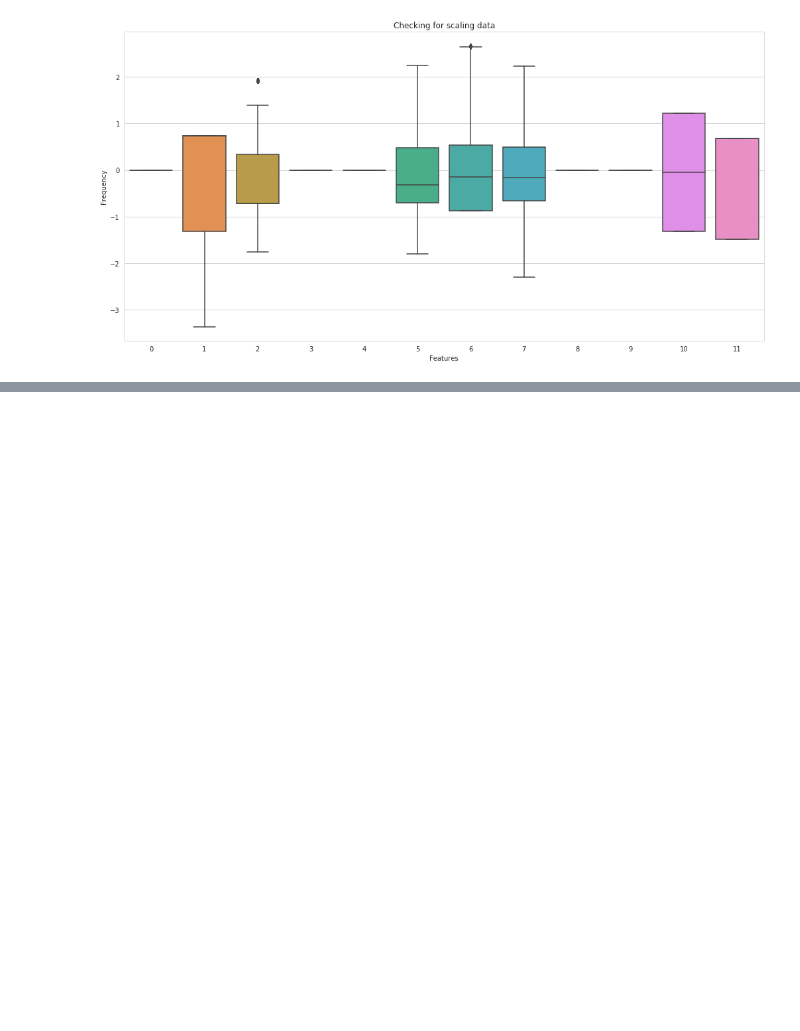
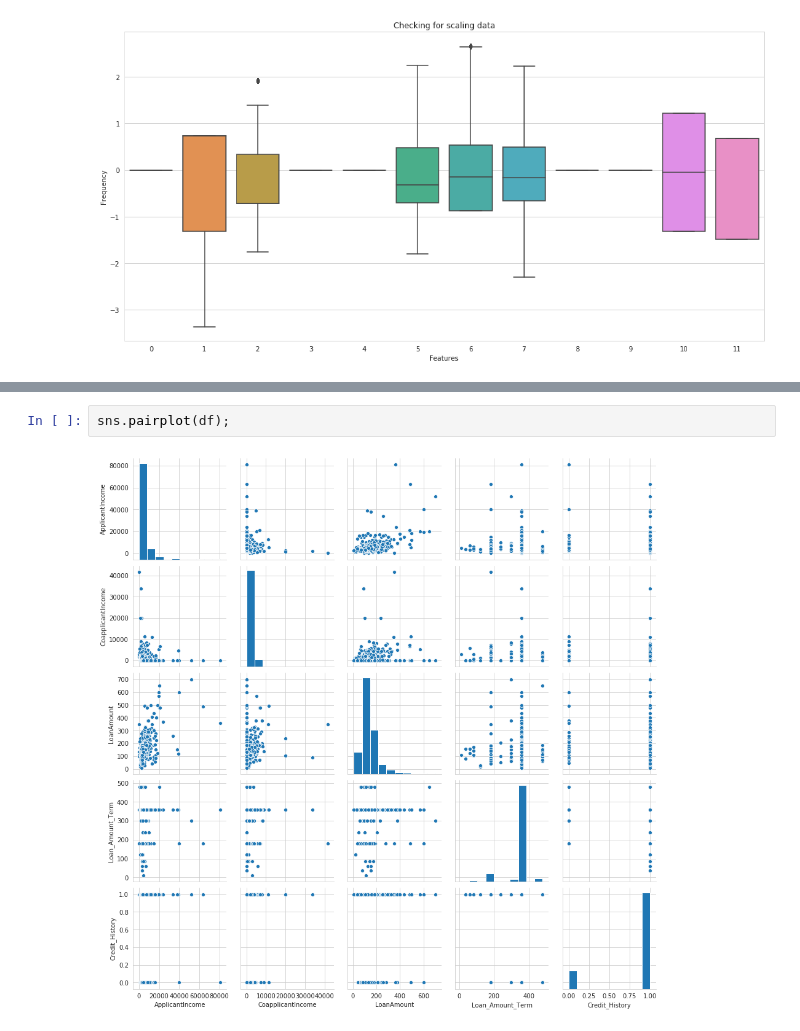
Before and after one commit to Abhishek768/Analytics_Vidhya_Loan_Prediction, a Jupyter notebook: loan_prediction.ipynb, the cells around one changed output, grey strips where cells are left out. Saved outputs shown, nothing was run; the diff lists cells and outputs as text; blank space fills up the shorter version.

```diff
--- a/loan_prediction.ipynb
+++ b/loan_prediction.ipynb
@@ -145,0 +162,4 @@ plt.ylabel('Frequency');
+# %%
+sns.pairplot(df);
+# %% [output]
+[figure, added]
```
Also changed, not shown: parts of 8 cells of this notebook.
